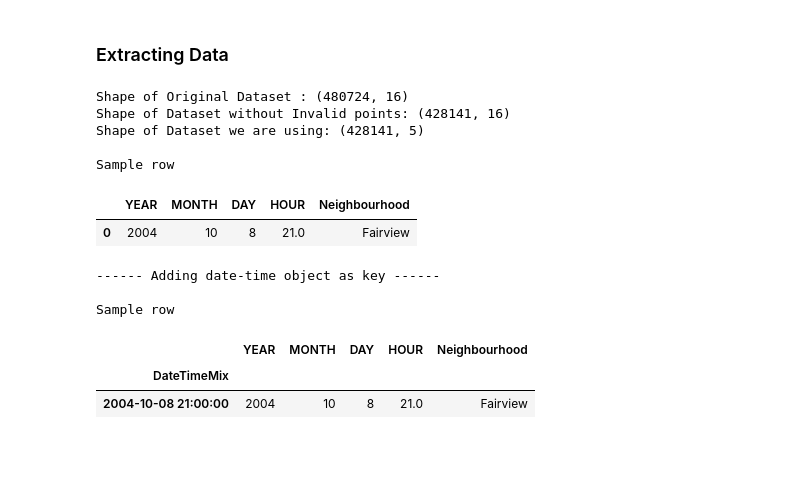
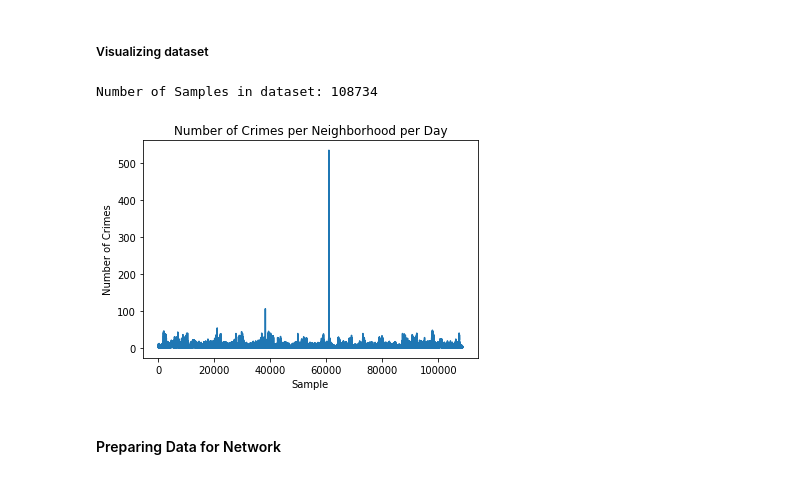
Before and after one commit to NasirKhalid24/Vancouver-Crime-Prediction, a Jupyter notebook: Notebooks/Network_1.ipynb, the cells around one changed output. Drawn from its saved outputs; the diff is of its cells as text; code cells hidden in the pictures; blank space fills up the shorter version.

```diff
--- a/Notebooks/Network_1.ipynb
+++ b/Notebooks/Network_1.ipynb
@@ -14,46 +72,17 @@ A 22 length vector, with each column corresponding to a neighbourhood. Each valu
+# %% [markdown]
+##### Visualizing dataset
+# %%
+data = dataset.sort_values(by = 'YEAR')
+crime = data['Crime'].values
+
+plt.plot(crime)
+plt.ylabel('Number of Crimes')
+plt.xlabel('Sample')
+plt.title('Number of Crimes per Neighborhood per Day')
+
+print("Number of Samples in dataset: " + str(crime.shape[0]) + '\n')
+# %% [output]
+Number of Samples in dataset: 108734
+[figure, added]
 # %% [markdown]
-### Extracting Data
+#### Preparing Data for Network
-# %%
-import pandas as pd
-
-# File loaded from Github Repo
-file_path = 'https://raw.githubusercontent.com/NasirKhalid24/ELE494-Project/master/Datasets/final_crime.csv'
-
-df = pd.read_csv(file_path)
-print("Shape of Original Dataset : " + str(df.shape))
-
-df = df[pd.isnull(df['NEIGHBOURHOOD']) != pd.isnull(pd.NaT)]
-print("Shape of Dataset without Invalid points: " + str(df.shape))
-
-df = df[['YEAR','MONTH','DAY','HOUR', 'Neighbourhood']]
-print("Shape of Dataset we are using: " + str(df.shape) + "\n")
-
-print("Sample row")
-df.head(1)
-# %% [output]
-Shape of Original Dataset : (480724, 16)
-Shape of Dataset without Invalid points: (428141, 16)
-Shape of Dataset we are using: (428141, 5)
-
-Sample row
-|  | YEAR | MONTH | DAY | HOUR | Neighbourhood |
-| 0 | 2004 | 10 | 8 | 21.0 | Fairview |
-# %%
-# Creating a Key which will be a Date/Time object
-
-print ("------ Adding date-time object as key ------\n")
-date_time_col = pd.to_datetime(df[['YEAR', 'MONTH', 'DAY', 'HOUR']])
-
-# Make the added Date the index of the dataset
-df['DateTimeMix'] = date_time_col
-df.set_index('DateTimeMix', inplace=True)
-
-print("Sample row")
-df.head(1)
-# %% [output]
------- Adding date-time object as key ------
-
-Sample row
-|  | YEAR | MONTH | DAY | HOUR | Neighbourhood |
-| DateTimeMix |  |  |  |  |  |
-| 2004-10-08 21:00:00 | 2004 | 10 | 8 | 21.0 | Fairview |
```
Also changed, not shown: parts of 27 cells of this notebook, 7 other files.
